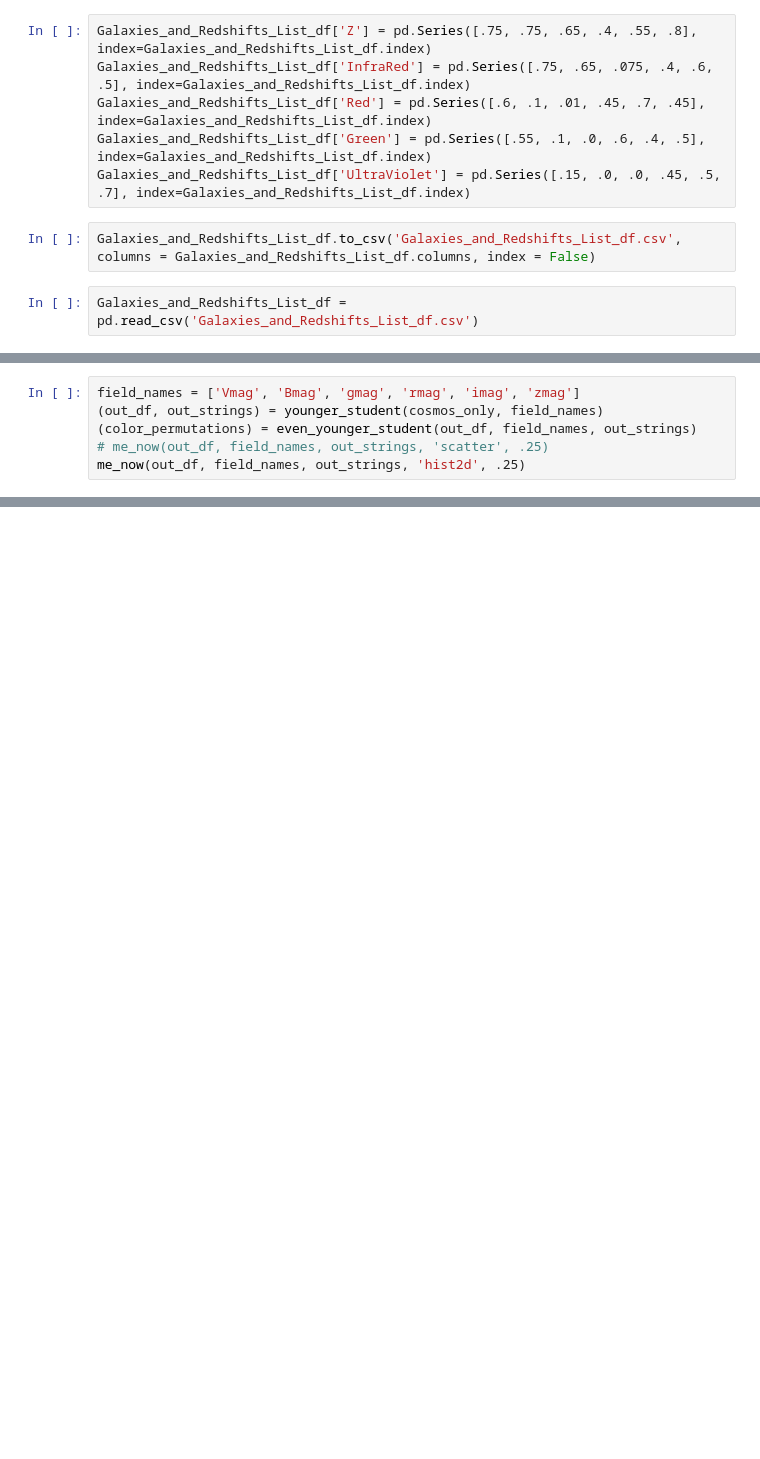
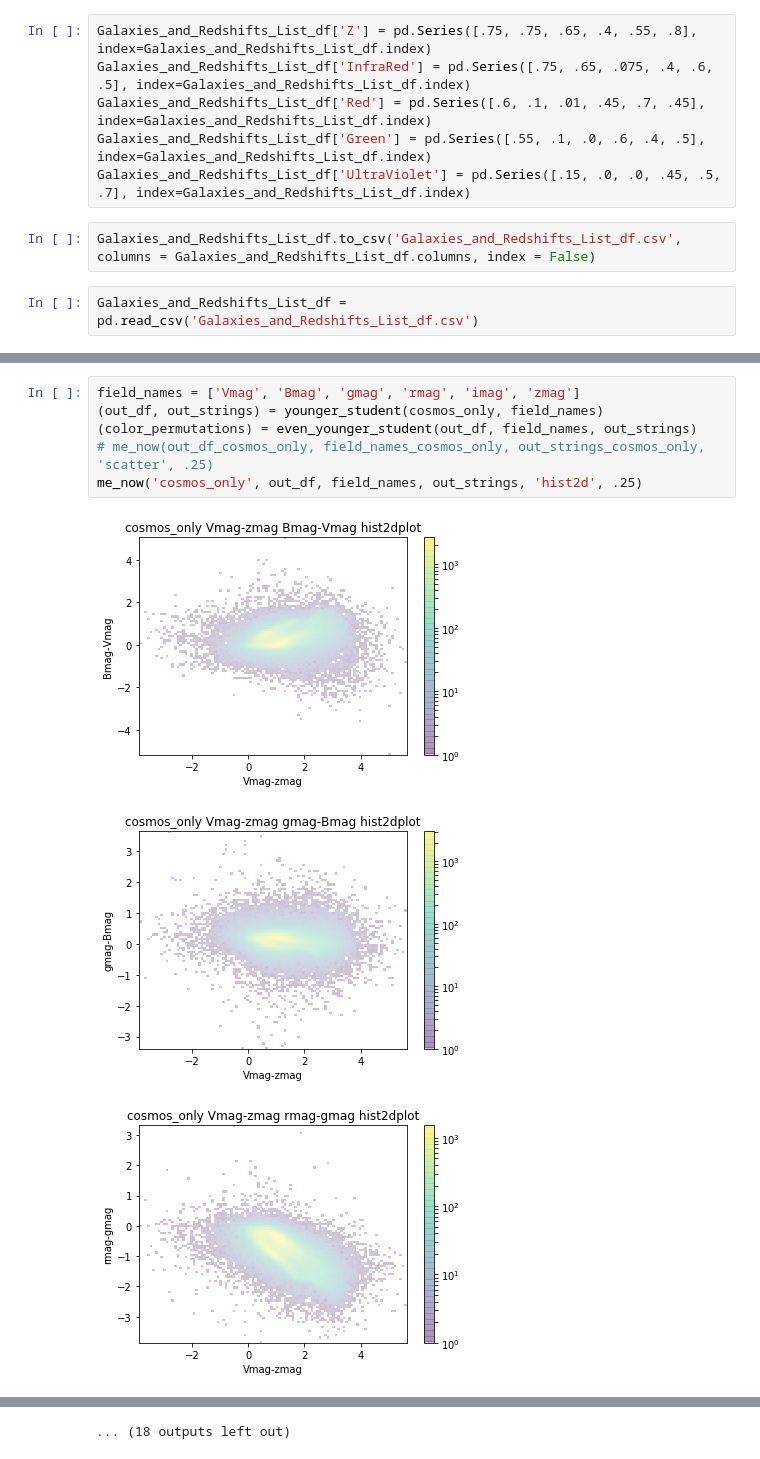
Before and after one commit to lialubit/Redshift, a Jupyter notebook: Redshift+5-29+Notebook.ipynb, the cells around one changed output, grey strips where cells are left out. Saved outputs shown, nothing was run; the diff lists cells and outputs as text; blank space fills up the shorter version.

```diff
--- a/Redshift+5-29+Notebook.ipynb
+++ b/Redshift+5-29+Notebook.ipynb
@@ -338,6 +438,10 @@ me_now(out_df, field_names, out_strings, 'hist2d', .25)
 # %%
 field_names = ['Vmag', 'Bmag', 'gmag', 'rmag', 'imag', 'zmag']
 (out_df, out_strings) = younger_student(cosmos_only, field_names)
 (color_permutations) = even_younger_student(out_df, field_names, out_strings)
-# me_now(out_df, field_names, out_strings, 'scatter', .25)
-me_now(out_df, field_names, out_strings, 'hist2d', .25)
+# me_now(out_df_cosmos_only, field_names_cosmos_only, out_strings_cosmos_only, 'scatter', .25)
+me_now('cosmos_only', out_df, field_names, out_strings, 'hist2d', .25)
+# %% [output]
+[figure, added]
+[figure, added]
+[figure, added]
@@ -344,3 +457,4 @@ me_now(out_df, field_names, out_strings, 'hist2d', .25)
+... (18 outputs left out)
 # %%
 field_names = ['Vmag', 'Bmag', 'gmag', 'rmag', 'imag', 'zmag']
 (out_df, out_strings) = younger_student(cosmos, field_names)
```
Also changed, not shown: parts of 45 cells of this notebook.
